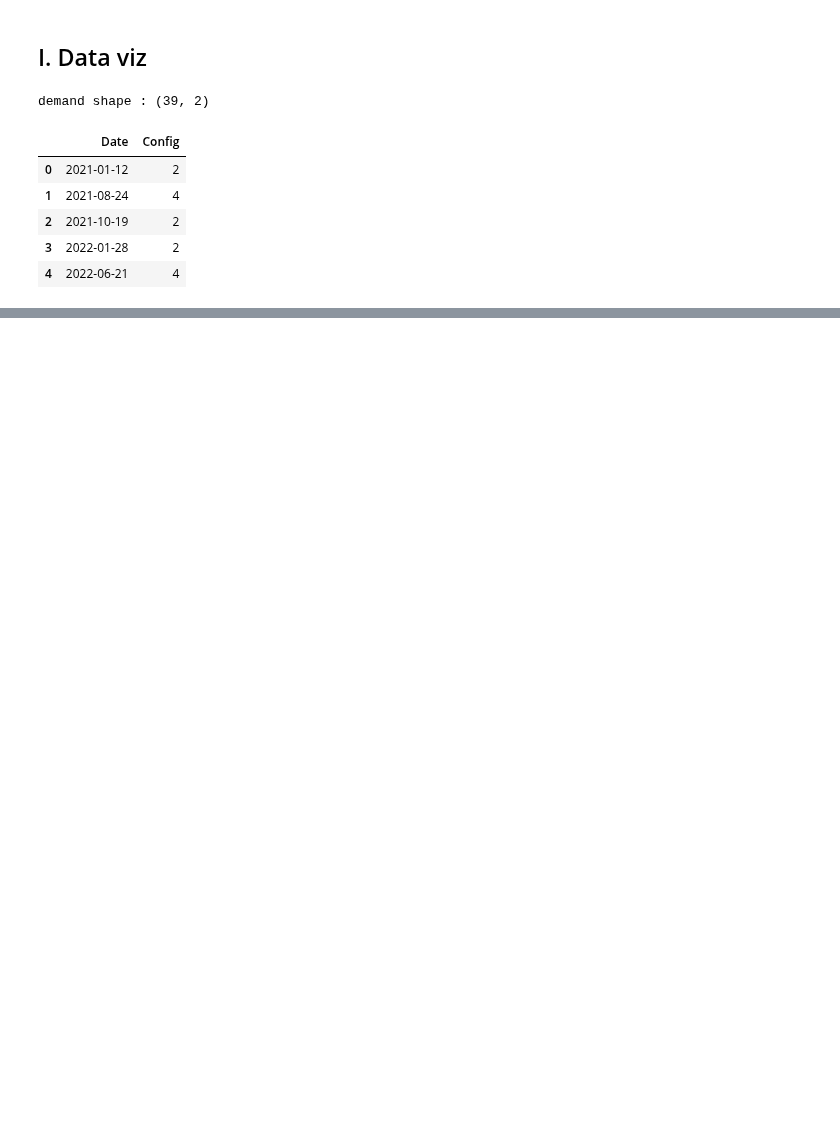
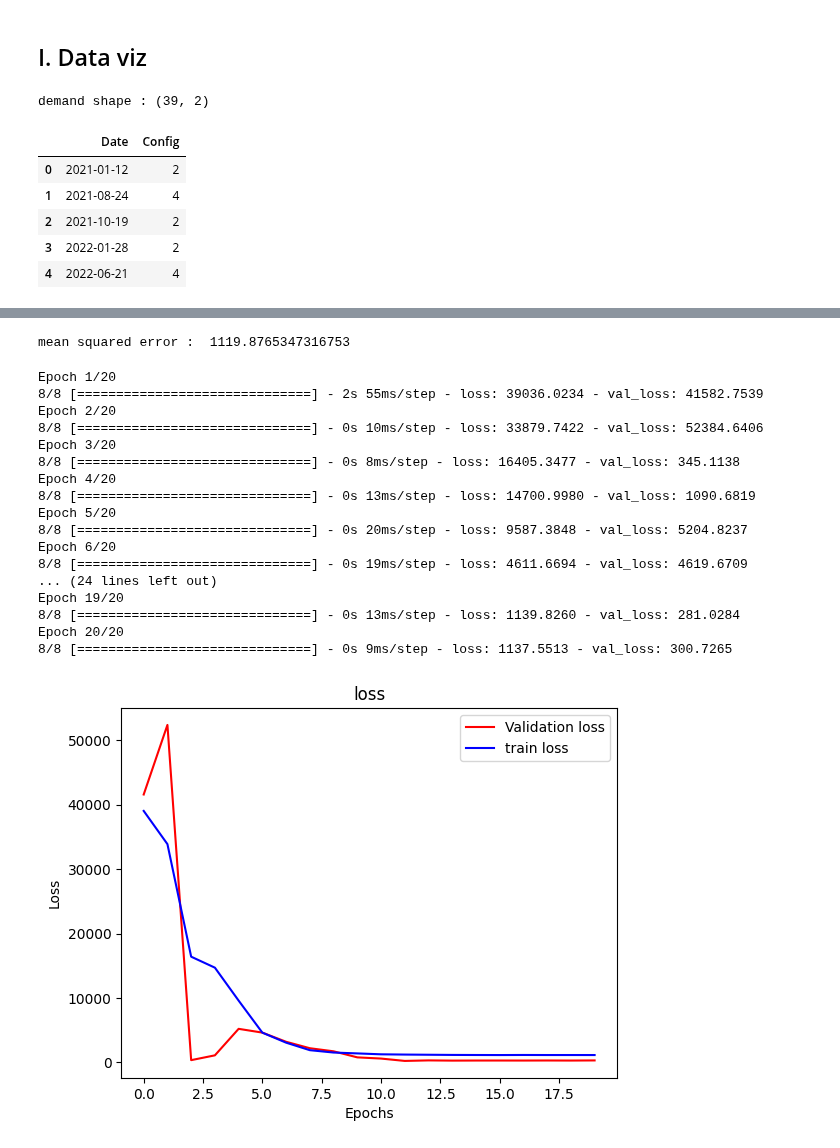
Before and after one commit to ThomasSecco/Hackathon, a Jupyter notebook: notebooks/paul.ipynb, the cells around one changed output, grey strips where cells are left out. Cells and saved outputs as stored; diff of their text form; code cells hidden in the pictures; blank space fills up the shorter version.

```diff
--- a/notebooks/paul.ipynb
+++ b/notebooks/paul.ipynb
@@ -6,6 +13,7 @@ import numpy as np
 # %%
 demand = pd.read_excel('../dataset/a6_booster_delivery_planning.xlsx')
 events = pd.read_excel('../dataset/ariane_tracks_booster_container_1.0.xlsx')
+dataset = pd.read_csv('../dataset/true_datas.csv')
 
 states = ['A','B','C','D','E']
 containers = ['SN'+str(i) for i in range(1,9)]
@@ -187,0 +132,60 @@ dataset.loc[dataset['Container']=='SN6']
+# %%
+y = dataset.Days
+X = dataset.drop(columns=['Days','Entry','Exit'])
+# %%
+X_train, X_test, y_train, y_test = train_test_split(X, y, test_size=0.1)
+# %%
+model = xgb.XGBRegressor()
+model.fit(X_train, y_train)
+predictions = model.predict(X_test)
+mse = mean_squared_error(y_test, predictions)
+print("mean squared error : ", mse)
+# %% [output]
+mean squared error :  1119.8765347316753
+# %%
+model_dl = tf.keras.Sequential([
+    tf.keras.layers.Dense(124, input_shape=(X.shape[1],)),
+    tf.keras.layers.Dense(64),
+    tf.keras.layers.Dense(1)
+])
+
+model_dl.compile(
+    optimizer='adam',
+    loss='mean_squared_error'
+)
+
+history = model_dl.fit(
+    X_train,
+    y_train,
+    epochs=20,
+    batch_size=32,
+    validation_data=(X_test, y_test))
+val_loss = history.history['val_loss']
+train_loss = history.history['loss']
+epochs = range(len(val_loss))
+plt.plot(epochs, val_loss, 'r', label='Validation loss')
+plt.plot(epochs, train_loss, 'b', label='train loss')
+plt.title('loss')
+plt.xlabel('Epochs')
+plt.ylabel('Loss')
+plt.legend()
+plt.show()
+# %% [output]
+Epoch 1/20
+8/8 [==============================] - 2s 55ms/step - loss: 39036.0234 - val_loss: 41582.7539
+Epoch 2/20
+8/8 [==============================] - 0s 10ms/step - loss: 33879.7422 - val_loss: 52384.6406
+Epoch 3/20
+8/8 [==============================] - 0s 8ms/step - loss: 16405.3477 - val_loss: 345.1138
+Epoch 4/20
+8/8 [==============================] - 0s 13ms/step - loss: 14700.9980 - val_loss: 1090.6819
+Epoch 5/20
+8/8 [==============================] - 0s 20ms/step - loss: 9587.3848 - val_loss: 5204.8237
+Epoch 6/20
+8/8 [==============================] - 0s 19ms/step - loss: 4611.6694 - val_loss: 4619.6709
+... (24 lines left out)
+Epoch 19/20
+8/8 [==============================] - 0s 13ms/step - loss: 1139.8260 - val_loss: 281.0284
+Epoch 20/20
+8/8 [==============================] - 0s 9ms/step - loss: 1137.5513 - val_loss: 300.7265
+[figure, added]
```
Also changed, not shown: parts of 13 cells of this notebook, 1 other file.
